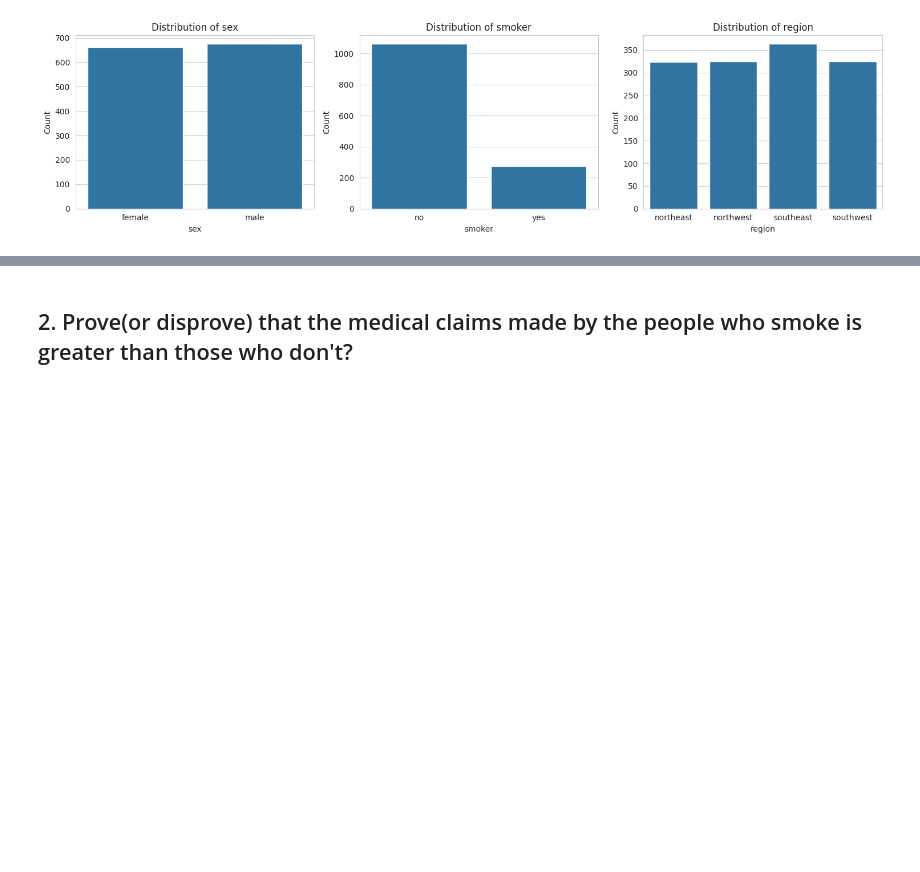
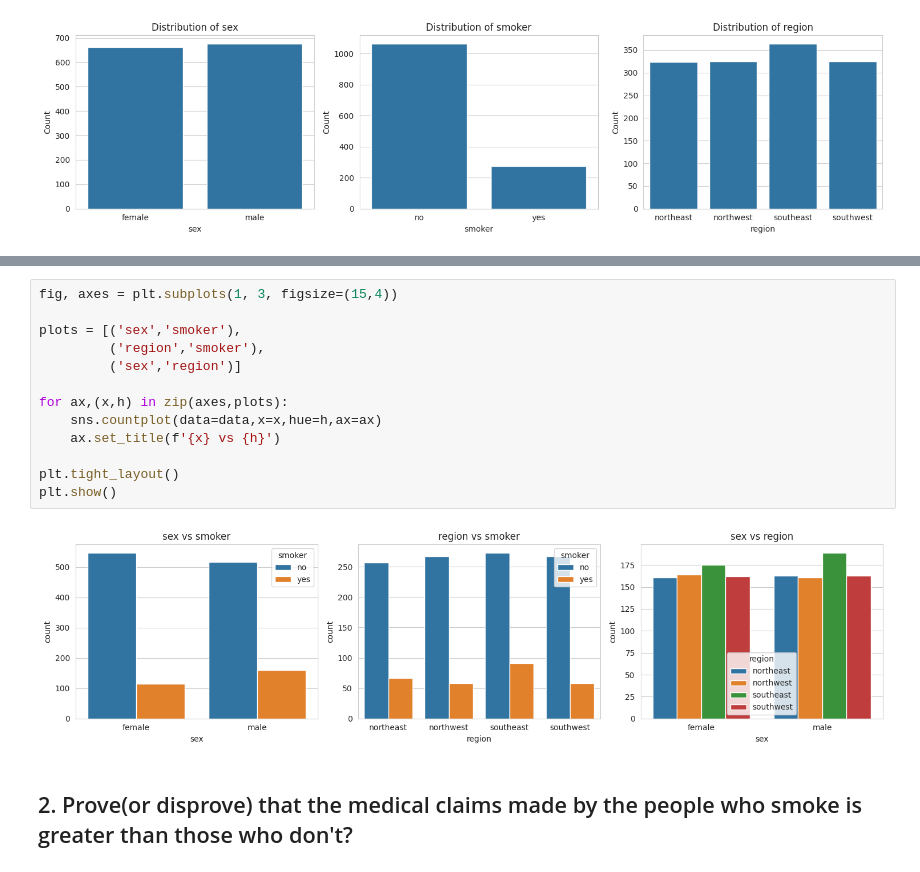
Before and after one commit to MonishDY/AI-Track, a Jupyter notebook: Capstone Project/MonishDY_230701195_Axis_Case_Study.ipynb, the cells around one changed output, grey strips where cells are left out. Drawn from its saved outputs; the diff is of its cells as text; blank space fills up the shorter version.

```diff
--- a/Capstone Project/MonishDY_230701195_Axis_Case_Study.ipynb
+++ b/Capstone Project/MonishDY_230701195_Axis_Case_Study.ipynb
@@ -369,2 +409,17 @@ plt.show()
+# %%
+fig, axes = plt.subplots(1, 3, figsize=(15,4))
+
+plots = [('sex','smoker'),
+         ('region','smoker'),
+         ('sex','region')]
+
+for ax,(x,h) in zip(axes,plots):
+    sns.countplot(data=data,x=x,hue=h,ax=ax)
+    ax.set_title(f'{x} vs {h}')
+
+plt.tight_layout()
+plt.show()
+# %% [output]
+[figure, added]
 # %% [markdown]
 ## 2. Prove(or disprove)  that the medical claims made by the people who smoke is greater than those who don't?
```
Also changed, not shown: parts of 39 cells of this notebook.
